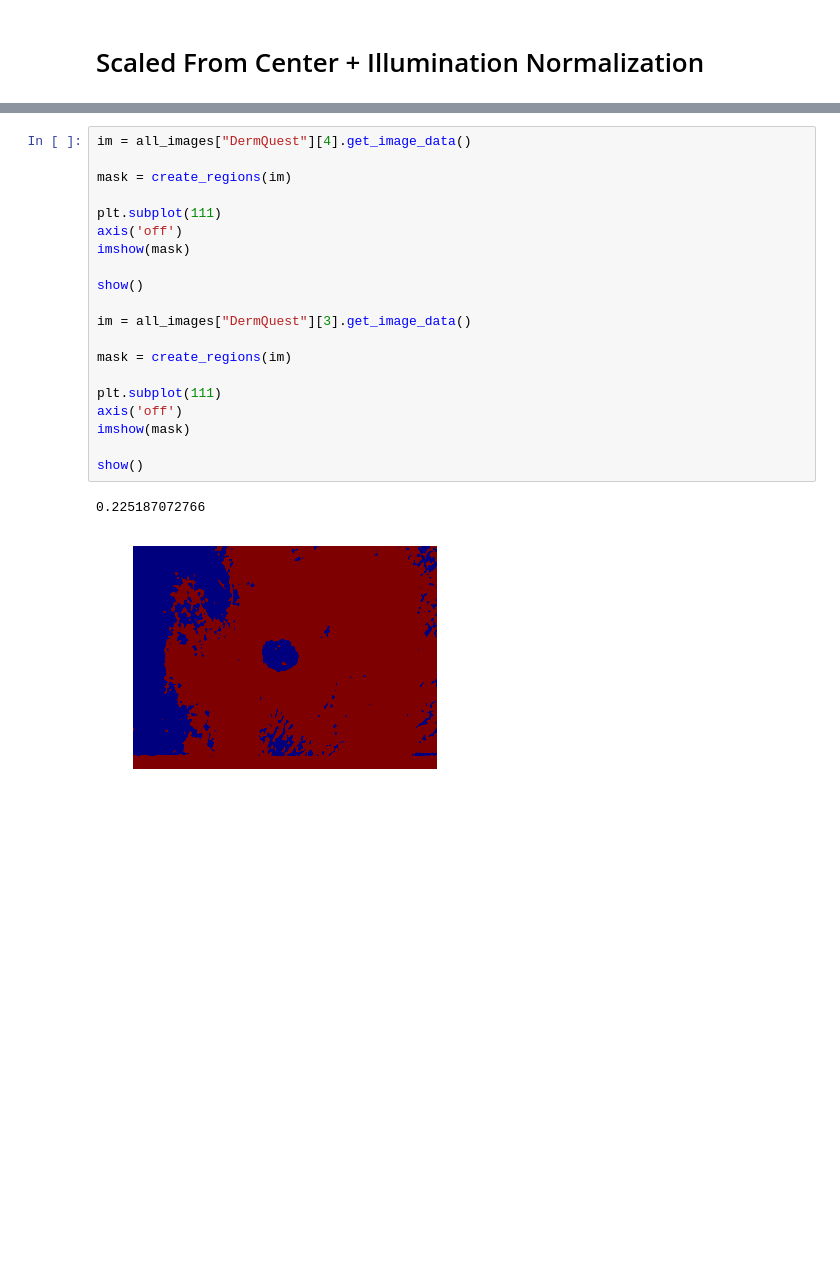
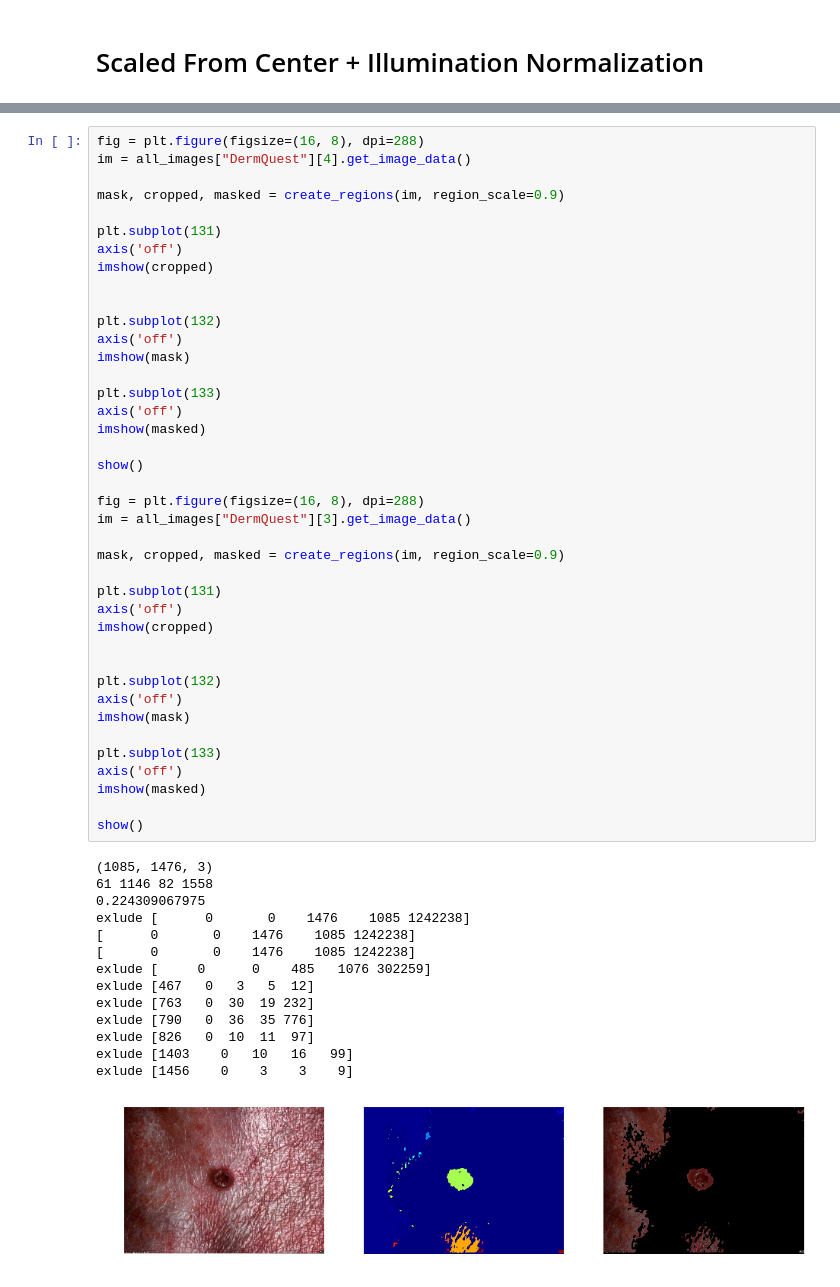
Before and after one commit to alexgustafson/BATests, a Jupyter notebook: BorderTest2.ipynb, the cells around one changed output, grey strips where cells are left out. Saved outputs shown, nothing was run; the diff lists cells and outputs as text; blank space fills up the shorter version.

Commit message:
Adding BorderTest2 and Blender Image

```diff
--- a/BorderTest2.ipynb
+++ b/BorderTest2.ipynb
@@ -455,23 +505,55 @@ def create_regions(image_original, region_scale=1.0, threshold=0.22):
 # %%
+fig = plt.figure(figsize=(16, 8), dpi=288)
 im = all_images["DermQuest"][4].get_image_data()
 
-mask = create_regions(im)
+mask, cropped, masked = create_regions(im, region_scale=0.9)
 
-plt.subplot(111)
+plt.subplot(131)
+axis('off')
+imshow(cropped)
+
+
+plt.subplot(132)
 axis('off')
 imshow(mask)
 
+plt.subplot(133)
+axis('off')
+imshow(masked)
+
 show()
 
+fig = plt.figure(figsize=(16, 8), dpi=288)
 im = all_images["DermQuest"][3].get_image_data()
 
-mask = create_regions(im)
+mask, cropped, masked = create_regions(im, region_scale=0.9)
 
-plt.subplot(111)
+plt.subplot(131)
+axis('off')
+imshow(cropped)
+
+
+plt.subplot(132)
 axis('off')
 imshow(mask)
 
+plt.subplot(133)
+axis('off')
+imshow(masked)
+
 show()
 # %% [output]
-0.225187072766
+(1085, 1476, 3)
+61 1146 82 1558
+0.224309067975
+exlude [      0       0    1476    1085 1242238]
+[      0       0    1476    1085 1242238]
+[      0       0    1476    1085 1242238]
+exlude [     0      0    485   1076 302259]
+exlude [467   0   3   5  12]
+exlude [763   0  30  19 232]
+exlude [790   0  36  35 776]
+exlude [826   0  10  11  97]
+exlude [1403    0   10   16   99]
+exlude [1456    0    3    3    9]
-[figure, old version]
+[figure, new version]
```
Also changed, not shown: parts of 2 cells of this notebook.
